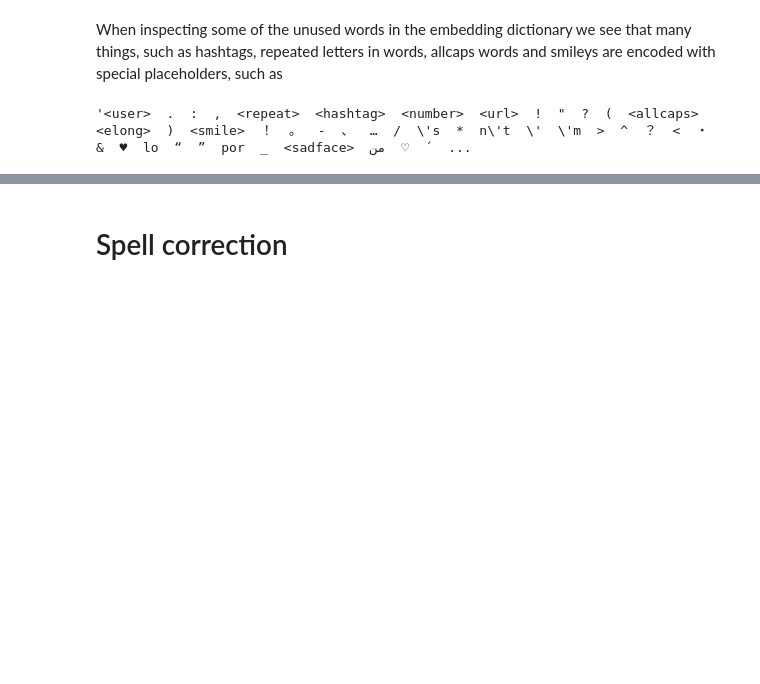
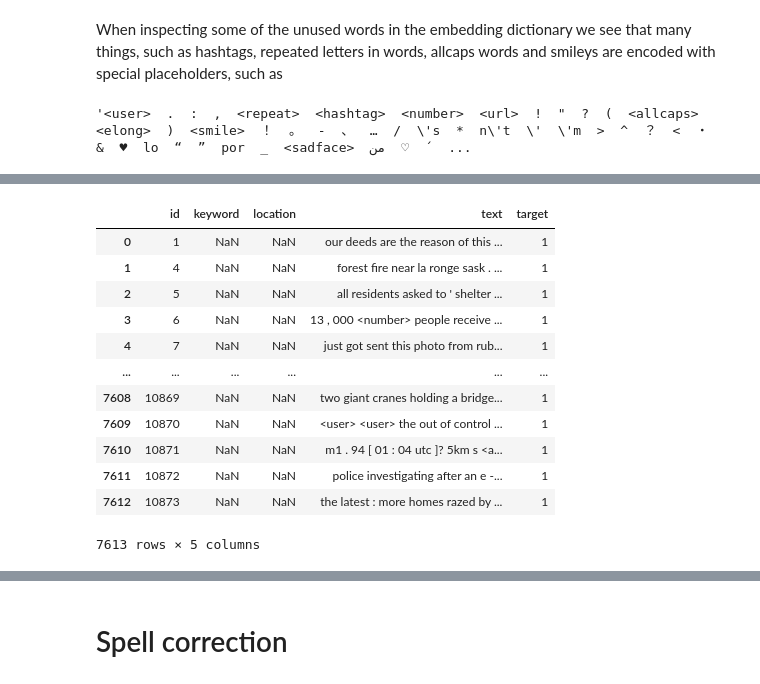
Before and after one commit to Orenjonas/natural_language_processing_with_disaster_tweets, a Jupyter notebook: nlp_with_disaster_tweets.ipynb, the cells around one changed output, grey strips where cells are left out. Cells and saved outputs as stored; diff of their text form; code cells hidden in the pictures; blank space fills up the shorter version.

Commit message:
Cleaning data for GloVe embeddings finished. Next up, remove contractions

```diff
--- a/nlp_with_disaster_tweets.ipynb
+++ b/nlp_with_disaster_tweets.ipynb
@@ -256,7 +272,7 @@ def clean_data(df: pd.DataFrame):
                                "]+", flags=re.UNICODE)
 
     # Clean training data
-    fg.keyword.str.replace("%20", " ")  # We replace ascii %20 with space in the keywords, e.g 'body%20bags' -> 'body bags'
+    df.keyword.str.replace("%20", " ")  # We replace ascii %20 with space in the keywords, e.g 'body%20bags' -> 'body bags'
     df.text = df.text.str.lower()
     df.text = df.text.str.replace(r"https[^\s|$]*", "", regex=True)  # Change all urls to "URL"
     df.text = df.text.str.replace(punctuation_regex, "", regex=True)
@@ -540,0 +373,3 @@ tweet.text[6533]
+# %%
+repeated_letters = [match[2] for match in m]
+repeated_letters
@@ -540,0 +378,10 @@ tweet.text[6533]
+# %%
+# Loop over all combinations of repeated letters
+print(f"{'Cleaned word':12s} - Removed letters")
+print("=============================")
+for i in range(len(repeated_letters)):
+    for combination in combinations(repeated_letters, r=i+1):
+        tword = word
+        for letters in combination:
+            tword = re.sub(letters, "", tword)
+        print(f"{tword:14s}{combination}")
@@ -540,0 +575,3 @@ tweet.text[6533]
+# %%
+tweet= pd.read_csv('./input/nlp-getting-started/train.csv')
+test=pd.read_csv('./input/nlp-getting-started/test.csv')
@@ -540,0 +587,16 @@ tweet.text[6533]
+# %%
+clean_tweets(tweet)
+# %% [output]
+|  | id | keyword | location | text | target |
+| 0 | 1 | NaN | NaN | our deeds are the reason of this ... | 1 |
+| 1 | 4 | NaN | NaN | forest fire near la ronge sask . ... | 1 |
+| 2 | 5 | NaN | NaN | all residents asked to ' shelter ... | 1 |
+| 3 | 6 | NaN | NaN | 13 , 000 <number> people receive ... | 1 |
+| 4 | 7 | NaN | NaN | just got sent this photo from rub... | 1 |
+| ... | ... | ... | ... | ... | ... |
+| 7608 | 10869 | NaN | NaN | two giant cranes holding a bridge... | 1 |
+| 7609 | 10870 | NaN | NaN | <user> <user> the out of control ... | 1 |
+| 7610 | 10871 | NaN | NaN | m1 . 94 [ 01 : 04 utc ]? 5km s <a... | 1 |
+| 7611 | 10872 | NaN | NaN | police investigating after an e -... | 1 |
+| 7612 | 10873 | NaN | NaN | the latest : more homes razed by ... | 1 |
+7613 rows × 5 columns
```
Also changed, not shown: parts of 49 cells of this notebook.
